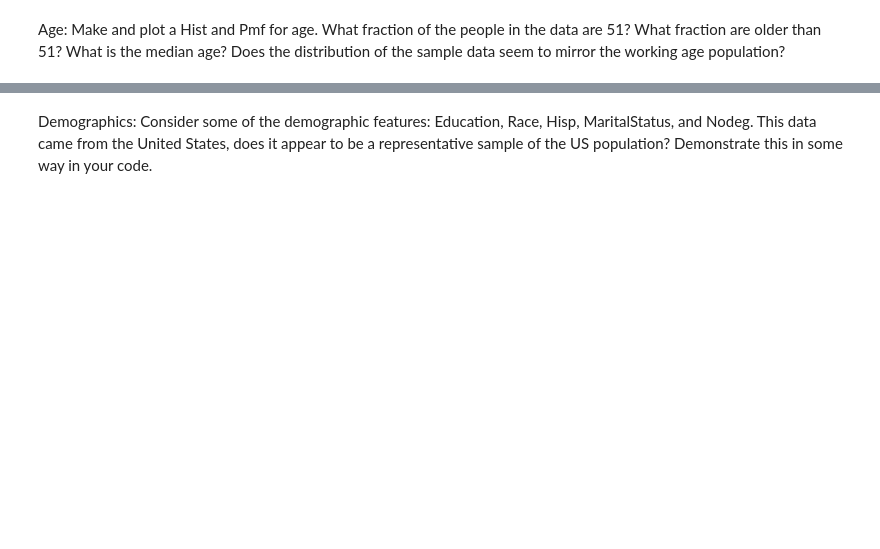
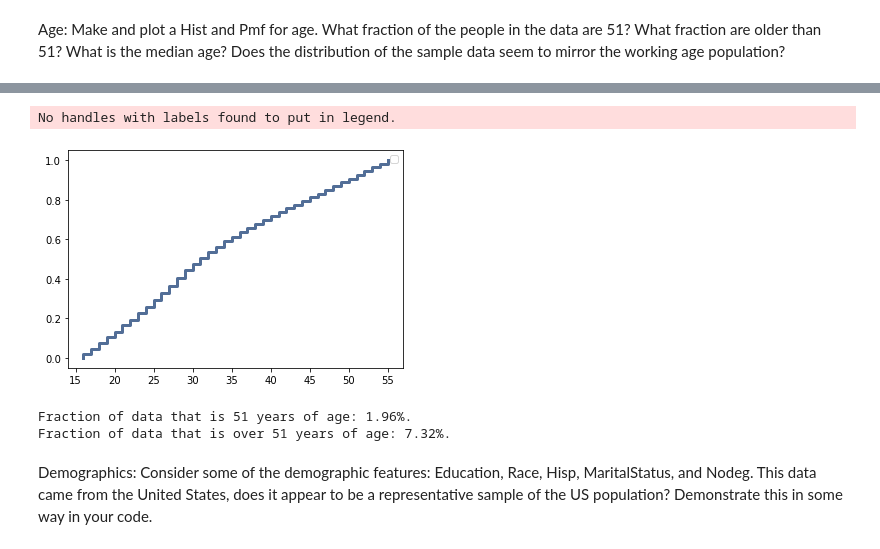
Before and after one commit to jamarabe/DATA3450, a Jupyter notebook: Assignment1.ipynb, the cells around one changed output, grey strips where cells are left out. Saved outputs shown, nothing was run; the diff lists cells and outputs as text; code cells hidden in the pictures; blank space fills up the shorter version.

```diff
--- a/Assignment1.ipynb
+++ b/Assignment1.ipynb
@@ -32,3 +86,23 @@ Age:
+# %%
+#CDF
+cdf_age = thinkstats2.Cdf(df["Age"])
+thinkplot.Cdf(cdf_age)
+thinkplot.Config()
+# %% [output]
+No handles with labels found to put in legend.
+[figure, added]
+# %%
+# Fraction of data that is 51 years
+cdf_51 = cdf_age.Prob(51)-cdf_age.Prob(50)
+
+# Fraction of data that is over 51 years
+cdf_over51 = 1 - cdf_age.Prob(51)
+
+print("Fraction of data that is 51 years of age: " + str(round(100*cdf_51,ndigits=2)) + "%.")
+print("Fraction of data that is over 51 years of age: " + str(round(100*cdf_over51,ndigits=2)) + "%.")
+# %% [output]
+Fraction of data that is 51 years of age: 1.96%.
+Fraction of data that is over 51 years of age: 7.32%.
 # %% [markdown]
 Demographics:
     Consider some of the demographic features: Education, Race, Hisp, MaritalStatus, and Nodeg. This data came from the United States, does it appear to be a representative sample of the US population? Demonstrate this in some way in your code.
```
Also changed, not shown: parts of 12 cells of this notebook.
